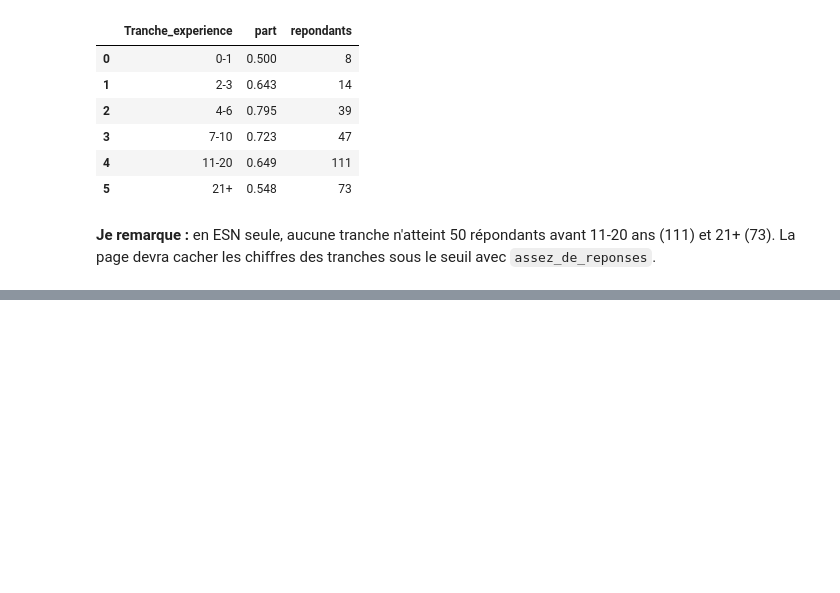
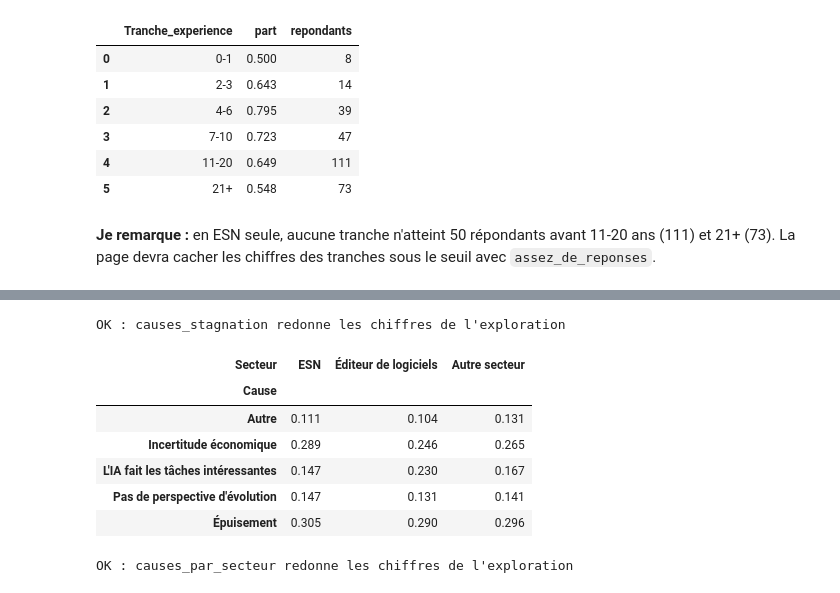
Before and after one commit to Amineelantari/projet-datavis-so2026, a Jupyter notebook: notebooks/axe2_stagnation.ipynb, the cells around one changed output, grey strips where cells are left out. Saved outputs shown, nothing was run; the diff lists cells and outputs as text; code cells hidden in the pictures; blank space fills up the shorter version.

```diff
--- a/notebooks/axe2_stagnation.ipynb
+++ b/notebooks/axe2_stagnation.ipynb
@@ -343,0 +360,31 @@ part_stagnation_par_experience(zone[zone["Secteur"] == "ESN"]).round(3)
+# %%
+# mêmes chiffres que l'exploration de la section 5.2 ?
+compare = resultat_causes.merge(causes, on="Cause", suffixes=("", "_exploration"))
+assert (compare["part"].round(3) == compare["part_exploration"]).all()
+assert (compare["nombre"] == compare["repondants_exploration"]).all()
+print("OK : causes_stagnation redonne les chiffres de l'exploration")
+# %% [output]
+OK : causes_stagnation redonne les chiffres de l'exploration
+# %%
+resultat_secteurs = causes_par_secteur(zone)
+# les secteurs en colonnes, comme dans les consignes
+en_colonnes = resultat_secteurs.pivot(index="Cause", columns="Secteur", values="part").round(3)
+en_colonnes
+# %% [output]
+| Secteur | ESN | Éditeur de logiciels | Autre secteur |
+| Cause |  |  |  |
+| Autre | 0.111 | 0.104 | 0.131 |
+| Incertitude économique | 0.289 | 0.246 | 0.265 |
+| L'IA fait les tâches intéressantes | 0.147 | 0.230 | 0.167 |
+| Pas de perspective d'évolution | 0.147 | 0.131 | 0.141 |
+| Épuisement | 0.305 | 0.290 | 0.296 |
+# %%
+# mêmes chiffres que l'exploration de la section 5.3 ?
+pd.testing.assert_frame_equal(
+    en_colonnes.sort_index()[causes_secteur.columns],
+    causes_secteur.sort_index(),
+    check_names=False, check_categorical=False, check_column_type=False, check_index_type=False,
+)
+print("OK : causes_par_secteur redonne les chiffres de l'exploration")
+# %% [output]
+OK : causes_par_secteur redonne les chiffres de l'exploration
```
Also changed, not shown: parts of 4 cells of this notebook, 1 other file.
